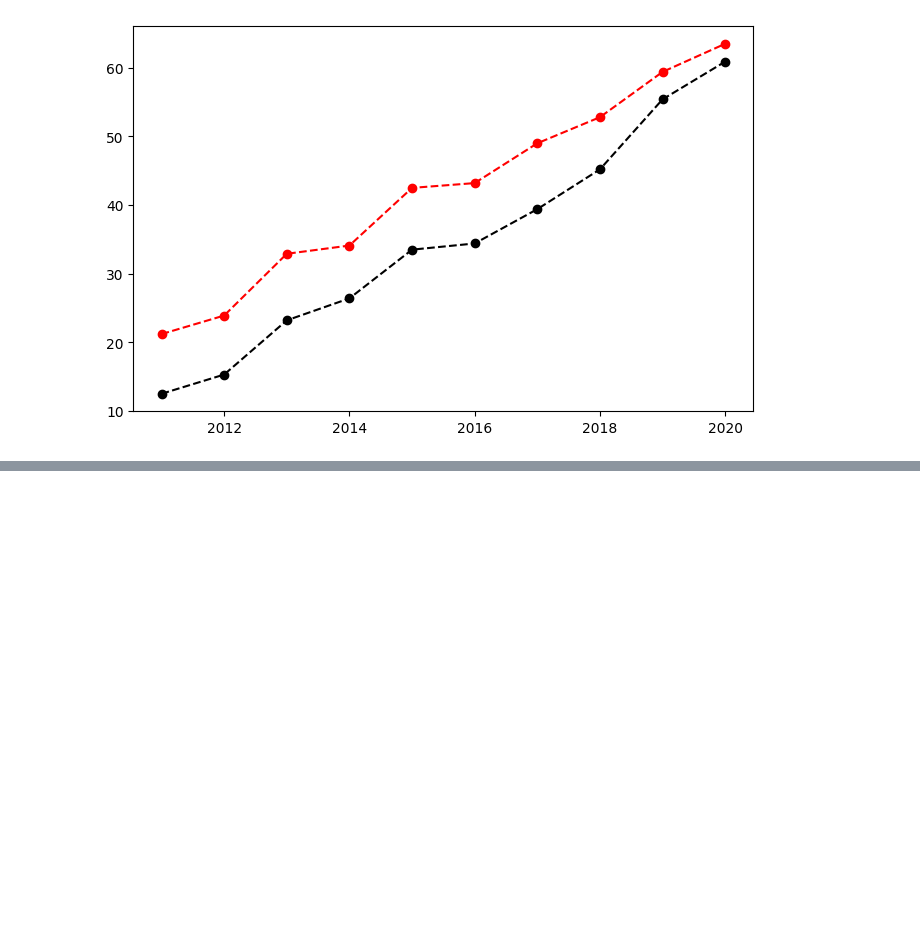
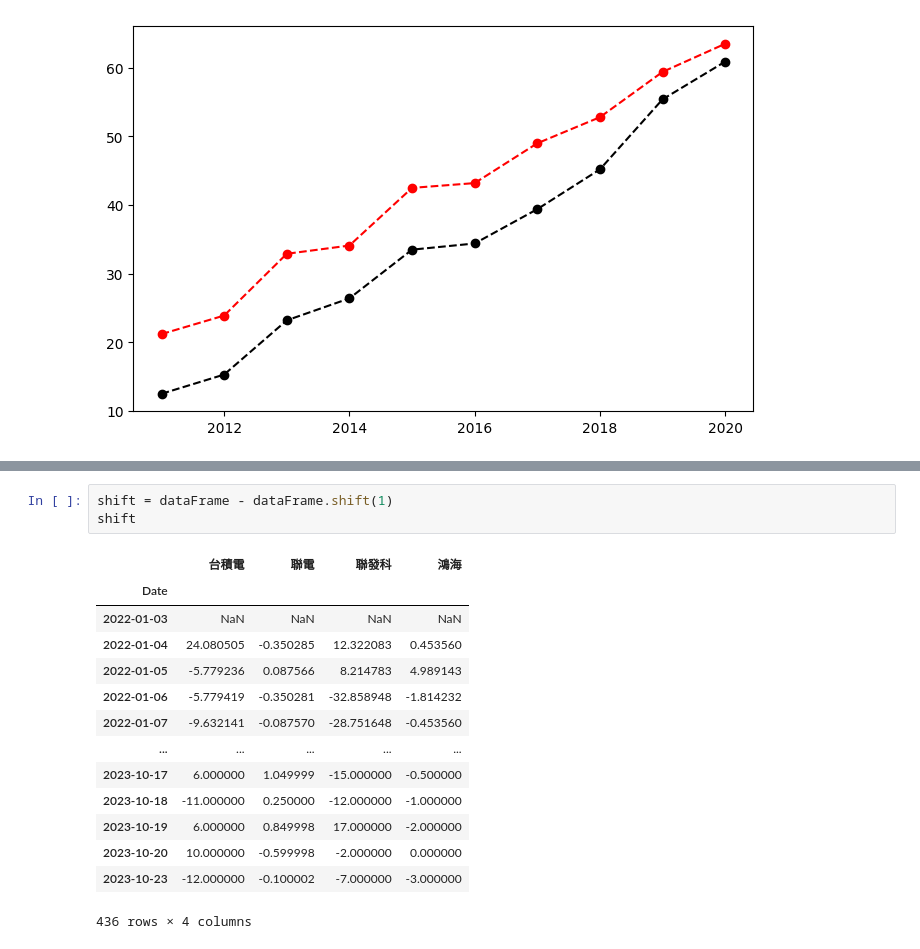
Before and after one commit to jsdhwdmaX09/aaaab, a Jupyter notebook: lesson18_2.ipynb, the cells around one changed output, grey strips where cells are left out. Saved outputs shown, nothing was run; the diff lists cells and outputs as text; blank space fills up the shorter version.

```diff
--- a/lesson18_2.ipynb
+++ b/lesson18_2.ipynb
@@ -35,0 +138,18 @@ plt.show()
+# %%
+shift = dataFrame - dataFrame.shift(1)
+shift
+# %% [output]
+|  | 台積電 | 聯電 | 聯發科 | 鴻海 |
+| Date |  |  |  |  |
+| 2022-01-03 | NaN | NaN | NaN | NaN |
+| 2022-01-04 | 24.080505 | -0.350285 | 12.322083 | 0.453560 |
+| 2022-01-05 | -5.779236 | 0.087566 | 8.214783 | 4.989143 |
+| 2022-01-06 | -5.779419 | -0.350281 | -32.858948 | -1.814232 |
+| 2022-01-07 | -9.632141 | -0.087570 | -28.751648 | -0.453560 |
+| ... | ... | ... | ... | ... |
+| 2023-10-17 | 6.000000 | 1.049999 | -15.000000 | -0.500000 |
+| 2023-10-18 | -11.000000 | 0.250000 | -12.000000 | -1.000000 |
+| 2023-10-19 | 6.000000 | 0.849998 | 17.000000 | -2.000000 |
+| 2023-10-20 | 10.000000 | -0.599998 | -2.000000 | 0.000000 |
+| 2023-10-23 | -12.000000 | -0.100002 | -7.000000 | -3.000000 |
+436 rows × 4 columns
```
Also changed, not shown: parts of 7 cells of this notebook.
